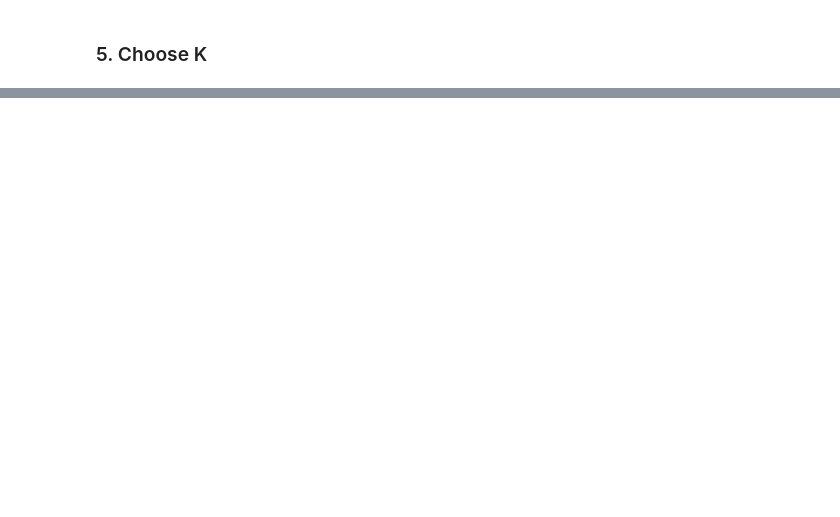
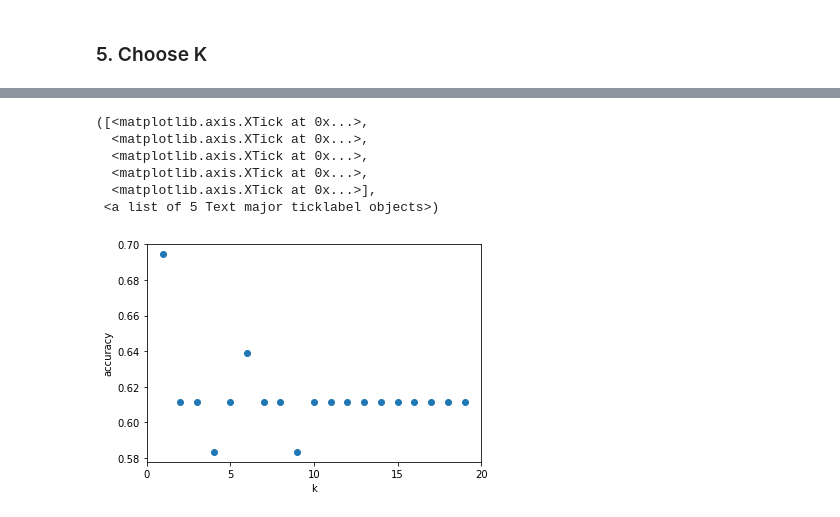
Before and after one commit to andreeaman/thebridgenov2020, a Jupyter notebook: week8/day5/theory/knn.ipynb, the cells around one changed output, grey strips where cells are left out. Cells and saved outputs as stored; diff of their text form; code cells hidden in the pictures; blank space fills up the shorter version.

```diff
--- a/week8/day5/theory/knn.ipynb
+++ b/week8/day5/theory/knn.ipynb
@@ -296,0 +336,23 @@ plt.xticks([0,5,10,15,20])
+# %%
+# Split dataset into training set and test set
+X_train, X_test, y_train, y_test = train_test_split(wine.data, wine.target, test_size=0.2, random_state=35)
+
+k_range = range(1, 20)
+scores = {}
+for k in k_range:
+    knn = KNeighborsClassifier(n_neighbors = k)
+    knn.fit(X_train, y_train)
+    scores[k] = knn.score(X_test, y_test)
+plt.figure()
+plt.xlabel('k')
+plt.ylabel('accuracy')
+plt.scatter(k_range, list(scores.values()))
+plt.xticks([0,5,10,15,20])
+# %% [output]
+([<matplotlib.axis.XTick at 0x...>,
+  <matplotlib.axis.XTick at 0x...>,
+  <matplotlib.axis.XTick at 0x...>,
+  <matplotlib.axis.XTick at 0x...>,
+  <matplotlib.axis.XTick at 0x...>],
+ <a list of 5 Text major ticklabel objects>)
+[figure, added]
```
Also changed, not shown: parts of 17 cells of this notebook, 46 other files.
